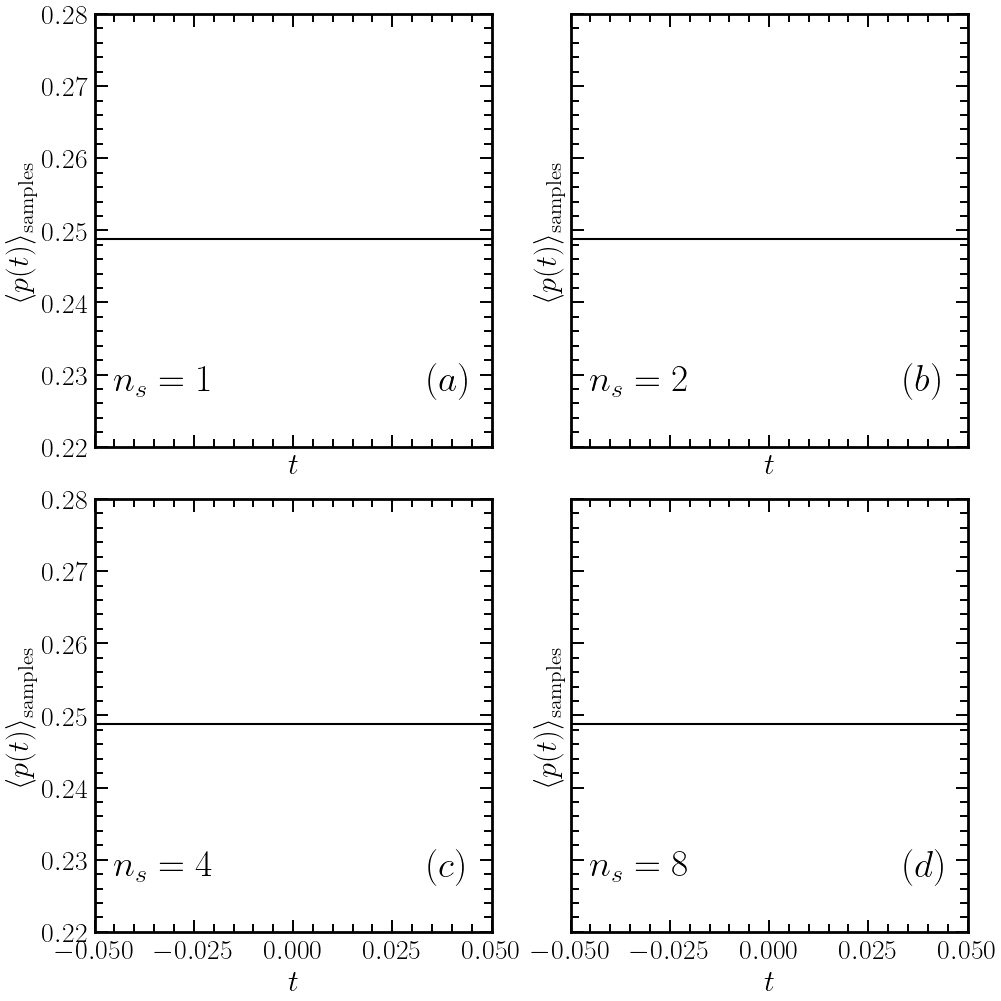
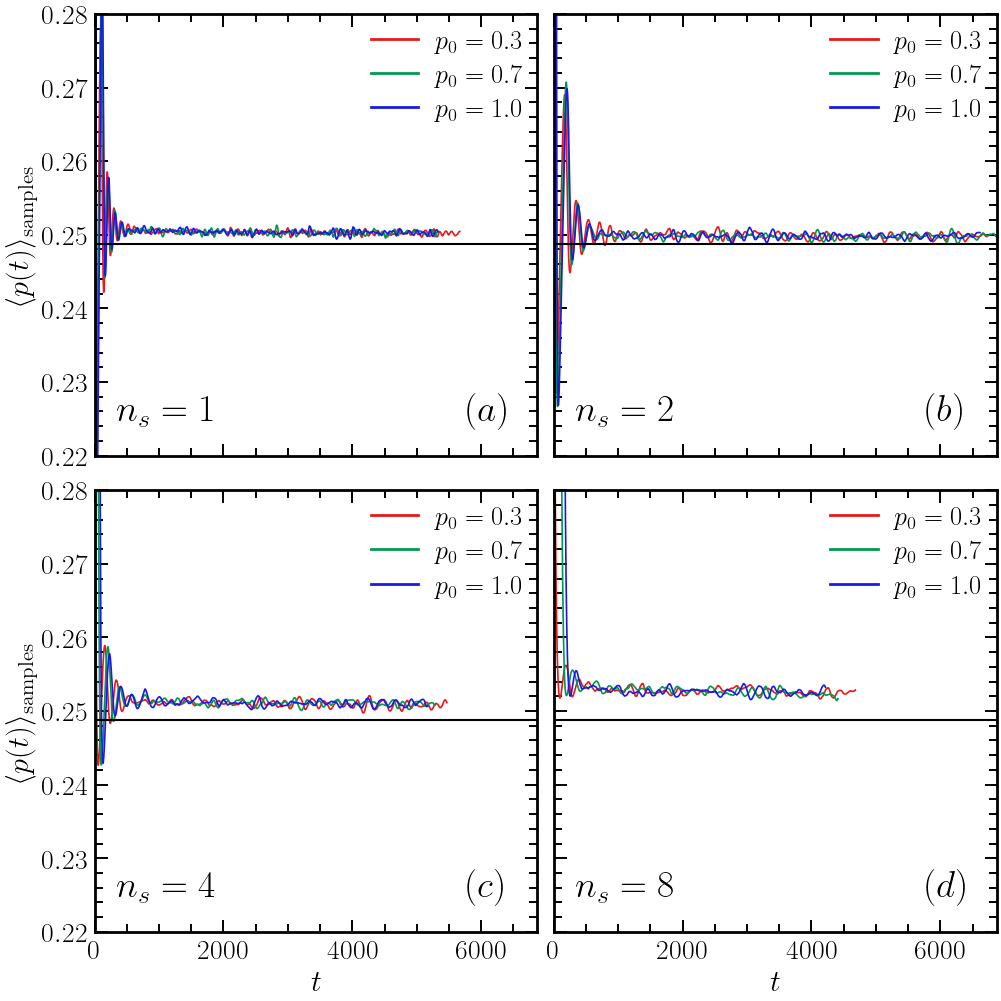
Unified diff of the notebook cell whose output changed from the first chart to the second:
--- before
+++ after
@@ -24,9 +24,9 @@
 df_ft_common = pd.read_csv("../SOP_data/f_T_common.csv")
 order_mean = 0
-
+lw = 1.2
 for idx, ax in enumerate(axes.flatten()):
     fT = df_ft_common[(df_ft_common["nc"] == nc_lst[idx]) & (df_ft_common["c"] == c)]["f_T_min_common"].values[0]
     rho = 1/nc_lst[idx]
-    
+    print(fT)
     path = (
         f"../SOP_data/published/bond_percolation/"
@@ -40,10 +40,10 @@
     try:
         bundle = load_properties_bundle(fn)
-        for idx, p0 in enumerate(p0_lst):    
+        for idx_p, p0 in enumerate(p0_lst):    
             try:
                 data = bundle[p0]["orders"][order_mean]
 
             except KeyError:
-                print(f"KeyError: nc={nc_lst[idx]}, L={L}, c={c}, fT={fT}, p0={p0}")
+                print(f"KeyError: nc={nc_lst[idx_p]}, L={L}, c={c}, fT={fT}, p0={p0}")
                 continue
             
@@ -55,6 +55,6 @@
                 pt_mean,
                 ls='solid',
-                lw = 1.4,
-                color=colors[idx],
+                lw = lw,
+                color=colors[idx_p],
                 label=fr"$p_0 = {p0}$"
             )
@@ -72,5 +72,5 @@
     ax.text(
         0.84,
-        0.13,
+        0.08,
         labels_fig[idx],
         transform=ax.transAxes,
@@ -80,5 +80,5 @@
     ax.text(
         0.05,
-        0.13,
+        0.08,
         f"$n_s = {nc_lst[idx]}$",
         transform=ax.transAxes,
@@ -96,4 +96,4 @@
         line.set_linewidth(2.0)
     ax.axhline(pc, color='k', ls='solid')
-#plt.savefig(f"{results}/TimeSeries_L.png", dpi=300)
+plt.savefig(f"{results}/TimeSeries_pt_L.png", dpi=300)
 plt.show()

Commit: update time